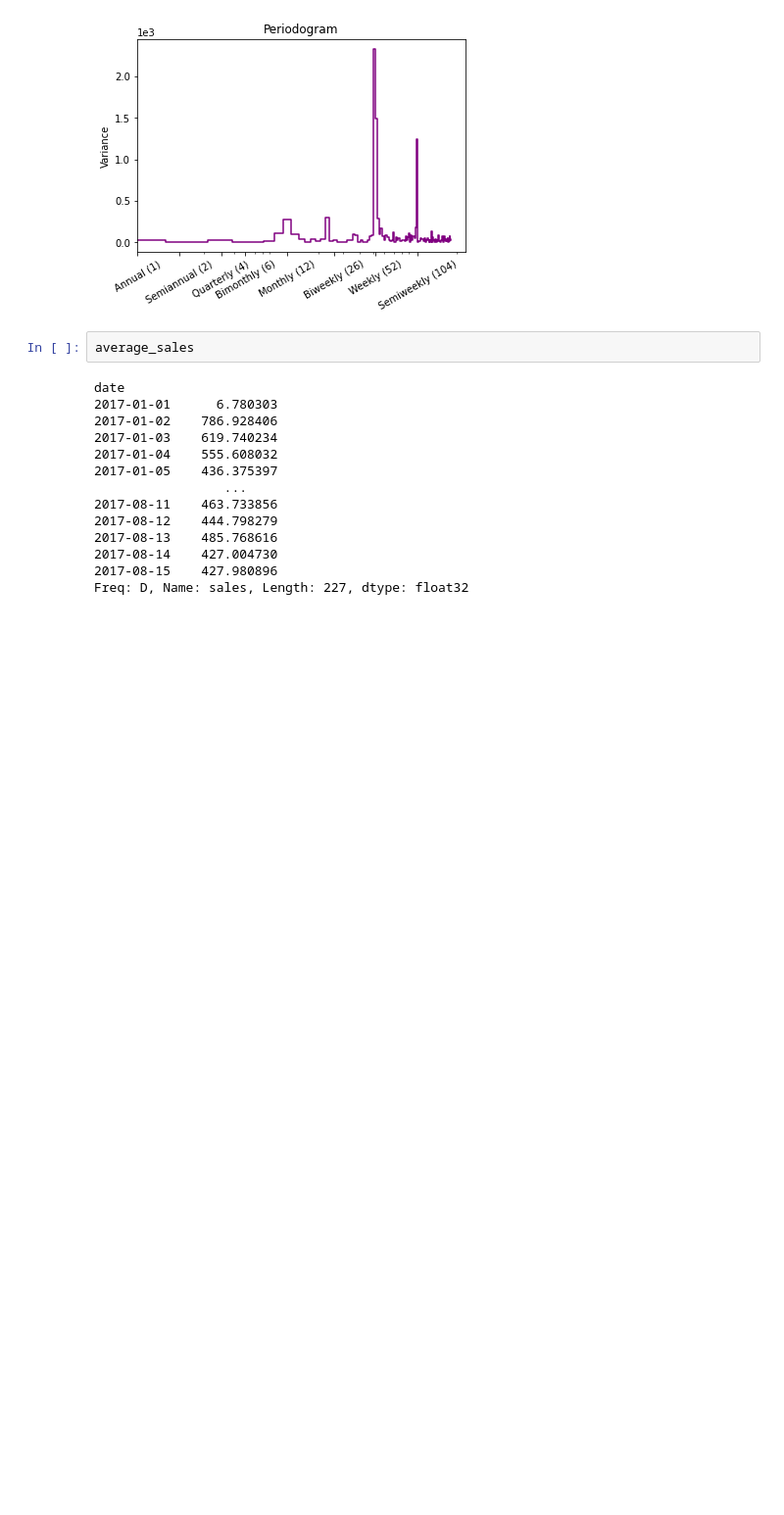
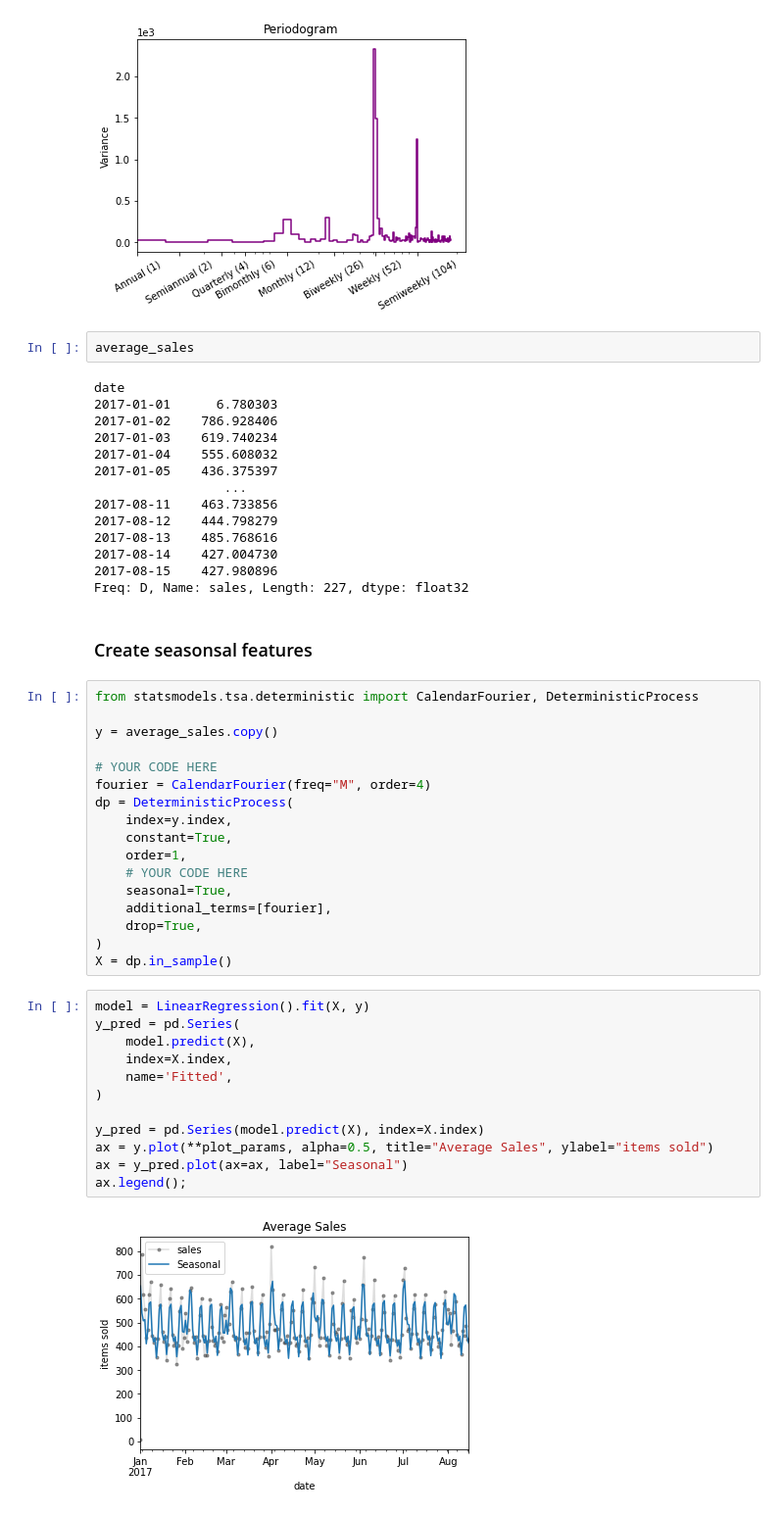
Before and after one commit to axefx/kaggle-store-sales, a Jupyter notebook: notebooks/exploratory_notebook.ipynb, the cells around one changed output. Shown at 98% size. Drawn from its saved outputs; the diff is of its cells as text; blank space fills up the shorter version.

Commit message:
Creates seasonal features and fits to LinearRegression

```diff
--- a/notebooks/exploratory_notebook.ipynb
+++ b/notebooks/exploratory_notebook.ipynb
@@ -285,3 +285,36 @@ date
 2017-08-14    427.004730
 2017-08-15    427.980896
 Freq: D, Name: sales, Length: 227, dtype: float32
+# %% [markdown]
+### Create seasonsal features
+# %%
+from statsmodels.tsa.deterministic import CalendarFourier, DeterministicProcess
+
+y = average_sales.copy()
+
+# YOUR CODE HERE
+fourier = CalendarFourier(freq="M", order=4)
+dp = DeterministicProcess(
+    index=y.index,
+    constant=True,
+    order=1,
+    # YOUR CODE HERE
+    seasonal=True,
+    additional_terms=[fourier],
+    drop=True,
+)
+X = dp.in_sample()
+# %%
+model = LinearRegression().fit(X, y)
+y_pred = pd.Series(
+    model.predict(X),
+    index=X.index,
+    name='Fitted',
+)
+
+y_pred = pd.Series(model.predict(X), index=X.index)
+ax = y.plot(**plot_params, alpha=0.5, title="Average Sales", ylabel="items sold")
+ax = y_pred.plot(ax=ax, label="Seasonal")
+ax.legend();
+# %% [output]
+[figure, added]
```
